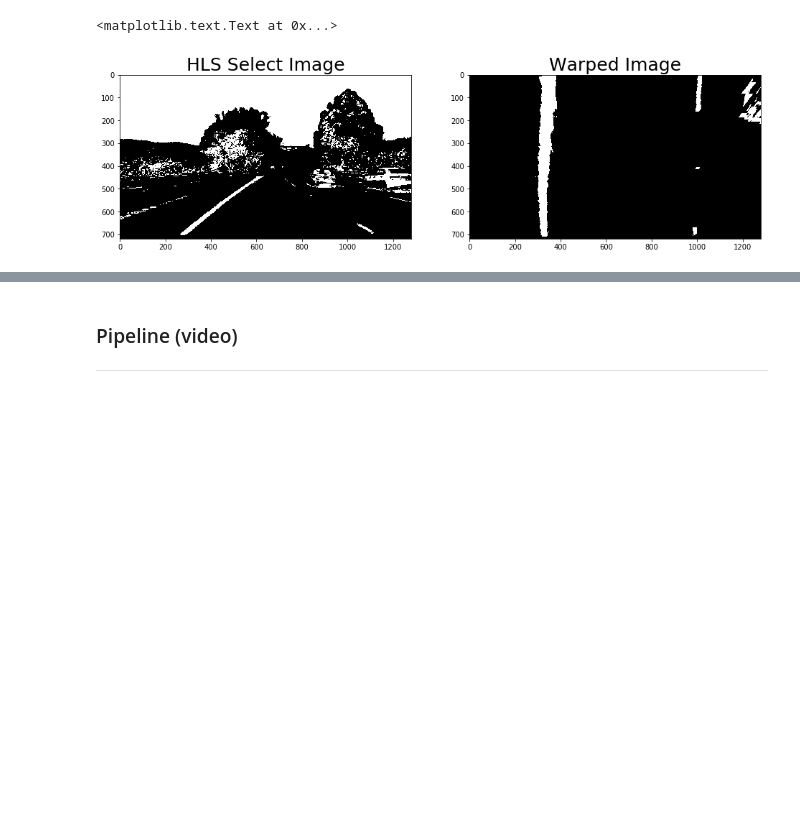
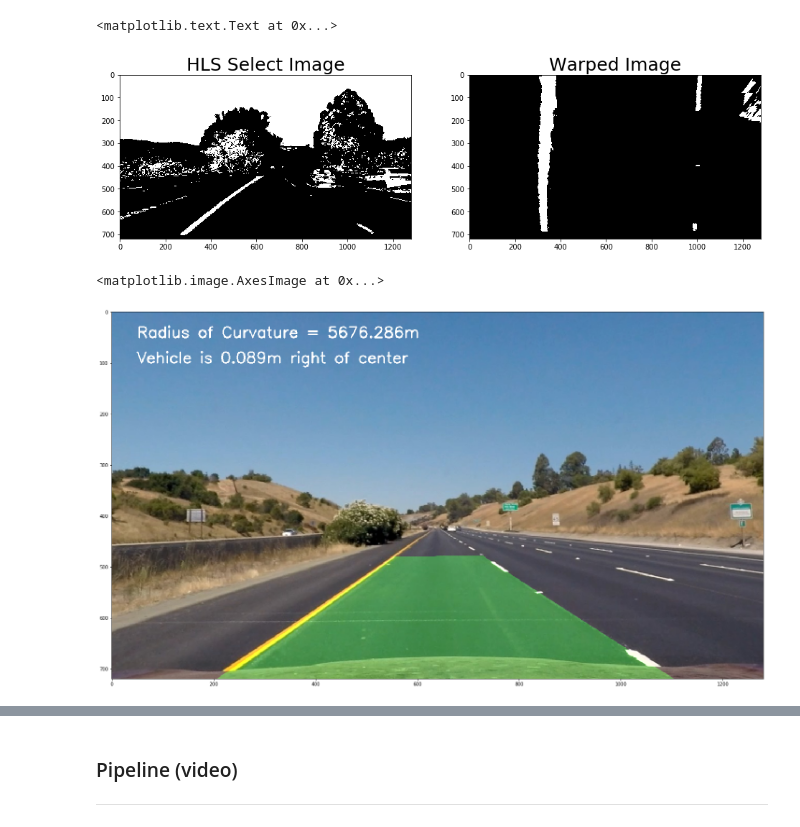
Before and after one commit to atlas604/advanced-lane-lines, a Jupyter notebook: advanced-lane-lines.ipynb, the cells around one changed output, grey strips where cells are left out. Cells and saved outputs as stored; diff of their text form; code cells hidden in the pictures; blank space fills up the shorter version.

```diff
--- a/advanced-lane-lines.ipynb
+++ b/advanced-lane-lines.ipynb
@@ -290,34 +280,63 @@ def process_image(img):
     lefty = nonzeroy[left_lane_inds]
     rightx = nonzerox[right_lane_inds]
     righty = nonzeroy[right_lane_inds]
 
     # Fit a second order polynomial to each
     left_fit = np.polyfit(lefty, leftx, 2)
     right_fit = np.polyfit(righty, rightx, 2)
 
     # Generate x and y values for plotting
-    ploty = np.linspace(0, binary_warped.shape[0]-1, binary_warped.shape[0] )
+    ploty = np.linspace(0, binary_warped.shape[0]-1, binary_warped.shape[0])
+    y_eval = np.max(ploty)
+
     left_fitx = left_fit[0]*ploty**2 + left_fit[1]*ploty + left_fit[2]
     right_fitx = right_fit[0]*ploty**2 + right_fit[1]*ploty + right_fit[2]
+
+    ym_per_pix = 30/720 # meters per pixel in y dimension
+    xm_per_pix = 3.7/700 # meters per pixel in x dimension
+
+    # Fit new polynomials to x,y in world space
+    left_fit_cr = np.polyfit(ploty*ym_per_pix, left_fitx*xm_per_pix, 2)
+    right_fit_cr = np.polyfit(ploty*ym_per_pix, right_fitx*xm_per_pix, 2)
+    # Calculate the new radii of curvature
+    left_curverad = ((1 + (2*left_fit_cr[0]*y_eval*ym_per_pix + left_fit_cr[1])**2)**1.5) / np.absolute(2*left_fit_cr[0])
+    right_curverad = ((1 + (2*right_fit_cr[0]*y_eval*ym_per_pix + right_fit_cr[1])**2)**1.5) / np.absolute(2*right_fit_cr[0])
+    curverad = (left_curverad + right_curverad)/2
+
+    # Vehicle position with respect to center
+    camera_center = (left_fitx[-1] + right_fitx[-1]) / 2
+    center_diff = (camera_center - binary_warped.shape[1] / 2) * xm_per_pix
+    position = 'left'
+    if center_diff <= 0:
+        position = 'right'
 
     # Create an image to draw the lines on
     warp_zero = np.zeros_like(binary_warped).astype(np.uint8)
     color_warp = np.dstack((warp_zero, warp_zero, warp_zero))
 
     # Recast the x and y points into usable format for cv2.fillPoly()
     pts_left = np.array([np.transpose(np.vstack([left_fitx, ploty]))])
     pts_right = np.array([np.flipud(np.transpose(np.vstack([right_fitx, ploty])))])
     pts = np.hstack((pts_left, pts_right))
 
     # Draw the lane onto the warped blank image
     cv2.fillPoly(color_warp, np.int_([pts]), (0,255, 0))
 
     # Warp the blank back to original image space using inverse perspective matrix (Minv)
     newwarp = warp(color_warp, orient='Minv')
     # Combine the result with the original image
     result = cv2.addWeighted(image, 1, newwarp, 0.3, 0)
 
+    # Print Curvature-cv2.putText(img, text, org, fontFace, fontScale, color[, thickness[, lineType[, bottomLeftOrigin]]])
+    result = cv2.putText(result,'Radius of Curvature = '+str(round(curverad,3))+'m', (50,50), cv2.FONT_HERSHEY_SIMPLEX,1,(255,255, 255),2)
+
+    # Vehicle position with respect to center
+    result = cv2.putText(result,'Vehicle is '+str(abs(round(center_diff,3)))+'m '+position+' of center',(50,100), cv2.FONT_HERSHEY_SIMPLEX,1,(255,255,255),2)
+
     return result
+# %% [output]
+<matplotlib.image.AxesImage at 0x...>
+[figure, added]
 # %%
 test_images = [straight_lines1, straight_lines2, test1, test2, test3, test4, test5, test6]
 
```
Also changed, not shown: parts of 7 cells of this notebook.
